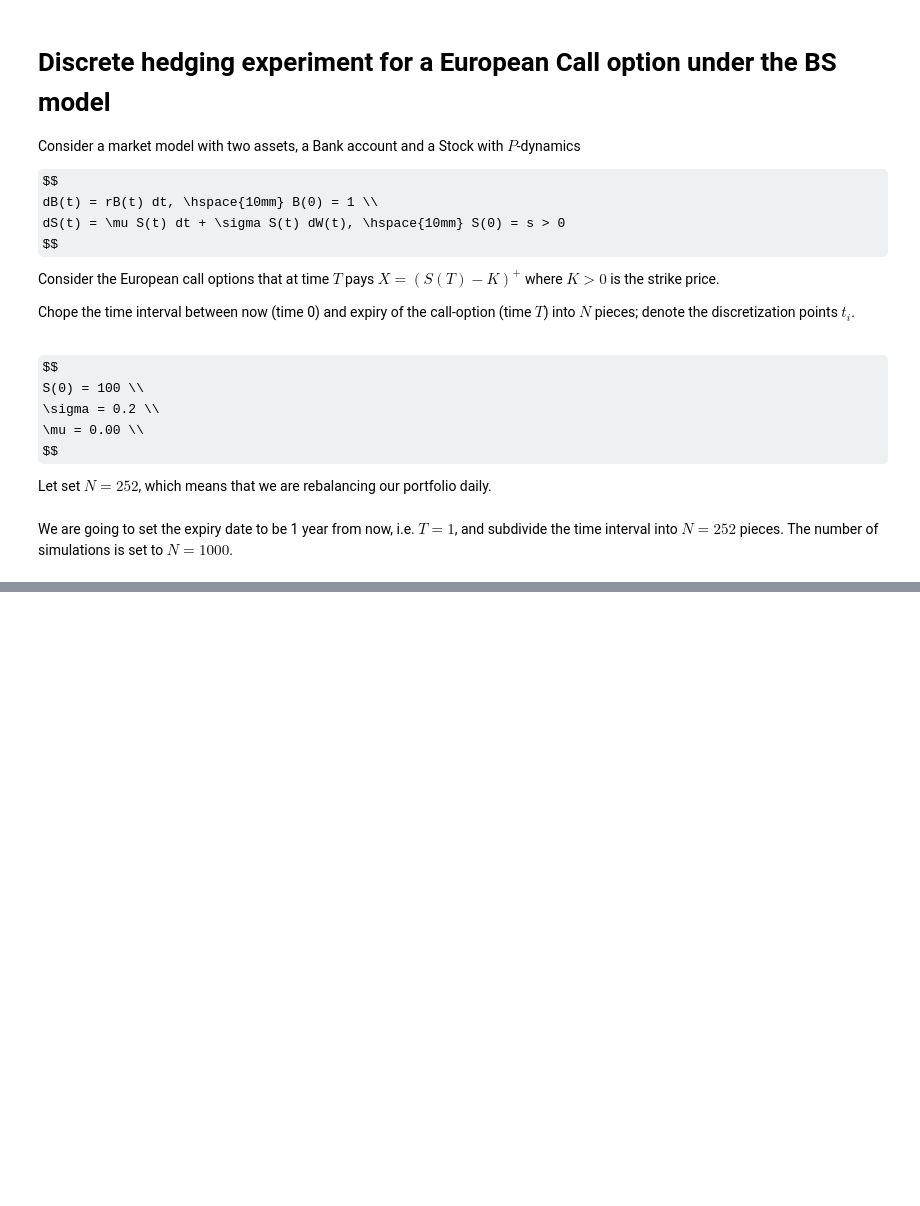
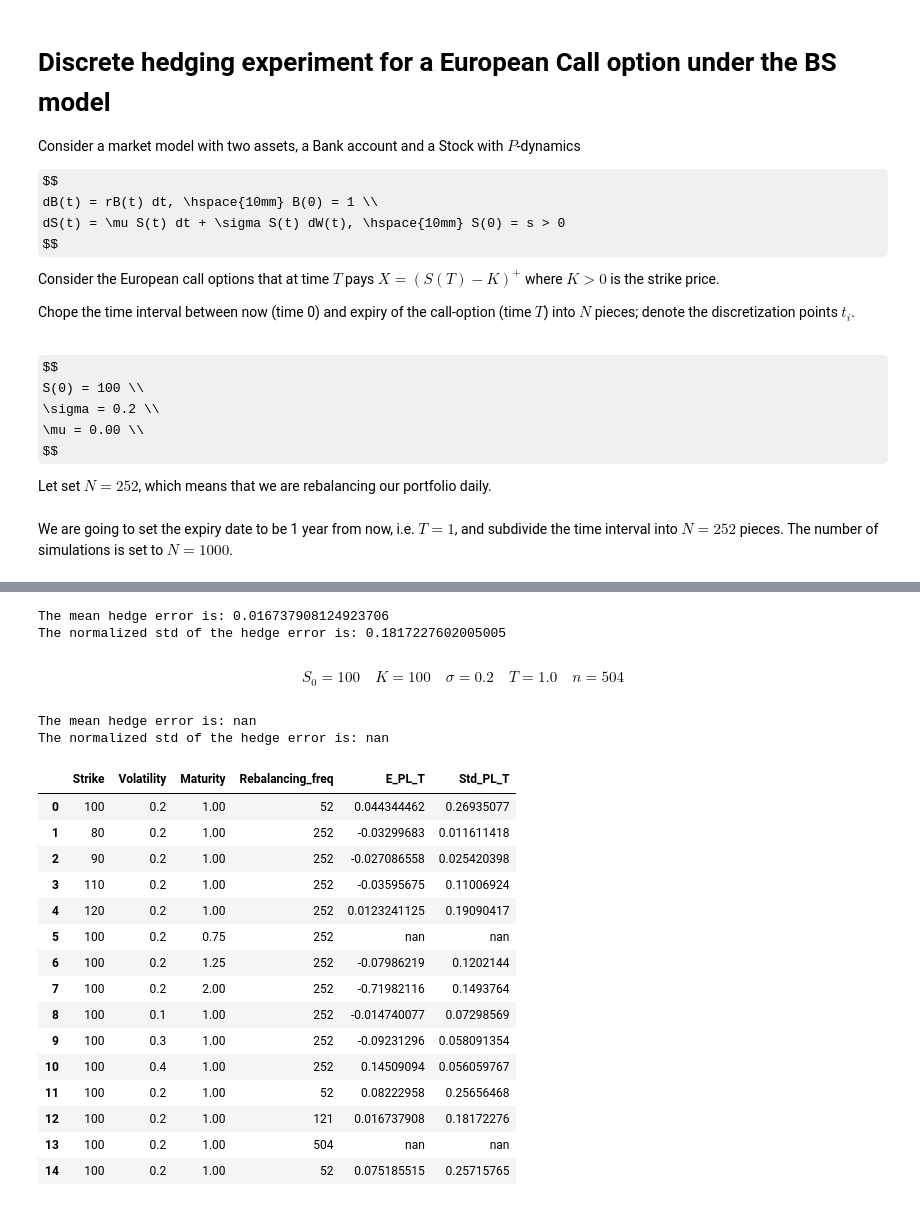
Before and after one commit to paolodelia99/delta-hedging, a Jupyter notebook: black-scholes-hedging/call-option/bs_delta_hedging.ipynb, the cells around one changed output, grey strips where cells are left out. Cells and saved outputs as stored; diff of their text form; code cells hidden in the pictures; some formulas as TeX source; blank space fills up the shorter version.

```diff
--- a/black-scholes-hedging/call-option/bs_delta_hedging.ipynb
+++ b/black-scholes-hedging/call-option/bs_delta_hedging.ipynb
@@ -108,0 +427,8 @@ plt.show()
+# %%
+K = 80
+sigma = 0.2
+maturity = 1.0
+N = 252
+n_sim = 100
+
+stock_paths = gmb.sample_paths(maturity, N, n_sim)
@@ -108,0 +575,8 @@ plt.show()
+# %%
+K = 100
+sigma = 0.2
+N = 52
+T = 1.0
+
+gmb = UnivGeometricBrownianMotion(s0, mean, sigma, dtype=jnp.float32)
+stock_paths = gmb.sample_paths(T, N, n_sim)
@@ -108,0 +597,39 @@ plt.show()
+# %%
+results = update_results(stock_paths, K, discount_rate, sigma, T, N, ticksize=ticksize)
+# %% [output]
+The mean hedge error is: 0.016737908124923706
+The normalized std of the hedge error is: 0.1817227602005005
+# %% [markdown]
+$$
+S_0 = 100 \quad K = 100 \quad \sigma = 0.2 \quad T = 1.0 \quad n = 504
+$$
+# %%
+N = 504
+T = 1.0
+
+stock_paths = gmb.sample_paths(T, N, n_sim)
+# %%
+results = update_results(stock_paths, K, discount_rate, sigma, T, N, ticksize=ticksize)
+# %% [output]
+The mean hedge error is: nan
+The normalized std of the hedge error is: nan
+# %%
+res_df = pd.DataFrame.from_dict(results)
+res_df
+# %% [output]
+|  | Strike | Volatility | Maturity | Rebalancing_freq | E_PL_T | Std_PL_T |
+| 0 | 100 | 0.2 | 1.00 | 52 | 0.044344462 | 0.26935077 |
+| 1 | 80 | 0.2 | 1.00 | 252 | -0.03299683 | 0.011611418 |
+| 2 | 90 | 0.2 | 1.00 | 252 | -0.027086558 | 0.025420398 |
+| 3 | 110 | 0.2 | 1.00 | 252 | -0.03595675 | 0.11006924 |
+| 4 | 120 | 0.2 | 1.00 | 252 | 0.0123241125 | 0.19090417 |
+| 5 | 100 | 0.2 | 0.75 | 252 | nan | nan |
+| 6 | 100 | 0.2 | 1.25 | 252 | -0.07986219 | 0.1202144 |
+| 7 | 100 | 0.2 | 2.00 | 252 | -0.71982116 | 0.1493764 |
+| 8 | 100 | 0.1 | 1.00 | 252 | -0.014740077 | 0.07298569 |
+| 9 | 100 | 0.3 | 1.00 | 252 | -0.09231296 | 0.058091354 |
+| 10 | 100 | 0.4 | 1.00 | 252 | 0.14509094 | 0.056059767 |
+| 11 | 100 | 0.2 | 1.00 | 52 | 0.08222958 | 0.25656468 |
+| 12 | 100 | 0.2 | 1.00 | 121 | 0.016737908 | 0.18172276 |
+| 13 | 100 | 0.2 | 1.00 | 504 | nan | nan |
+| 14 | 100 | 0.2 | 1.00 | 52 | 0.075185515 | 0.25715765 |
```
Also changed, not shown: parts of 160 cells of this notebook, 2 other files.
